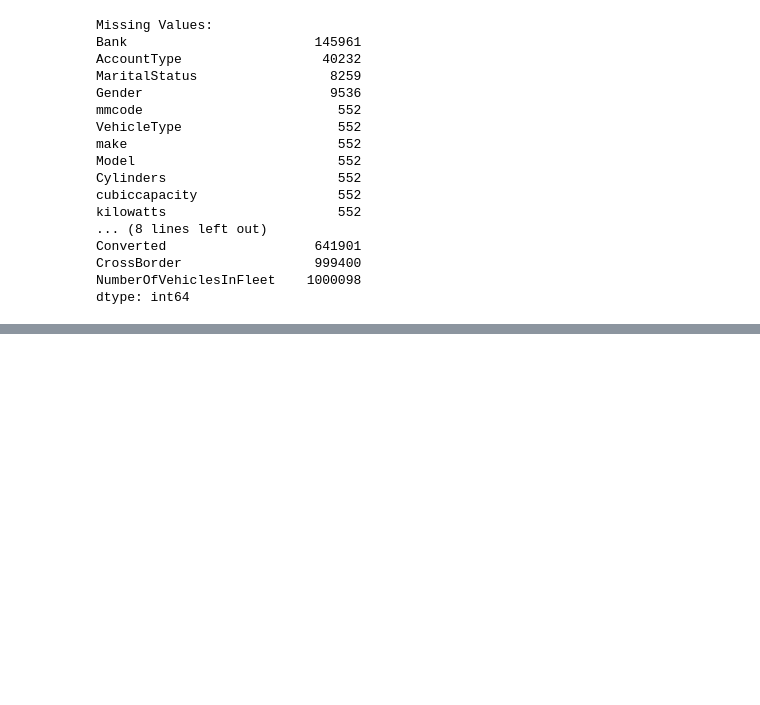
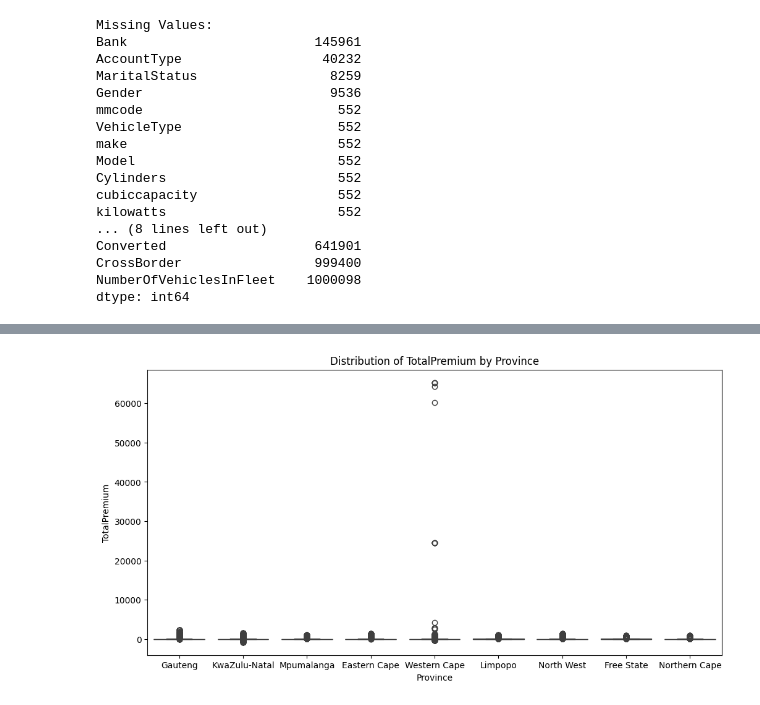
Before and after one commit to Nahom-ketsela/kaim-week-03, a Jupyter notebook: notebook/EDA.ipynb, the cells around one changed output, grey strips where cells are left out. Saved outputs shown, nothing was run; the diff lists cells and outputs as text; code cells hidden in the pictures; blank space fills up the shorter version.

Commit message:
Compared data trends over geographic locations like ZipCode or Province.

```diff
--- a/notebook/EDA.ipynb
+++ b/notebook/EDA.ipynb
@@ -124,0 +156,4 @@ eda.bivariate_analysis(df)
+# %%
+eda.data_comparison(df)
+# %% [output]
+[figure, added]
```
Also changed, not shown: parts of 4 cells of this notebook.
